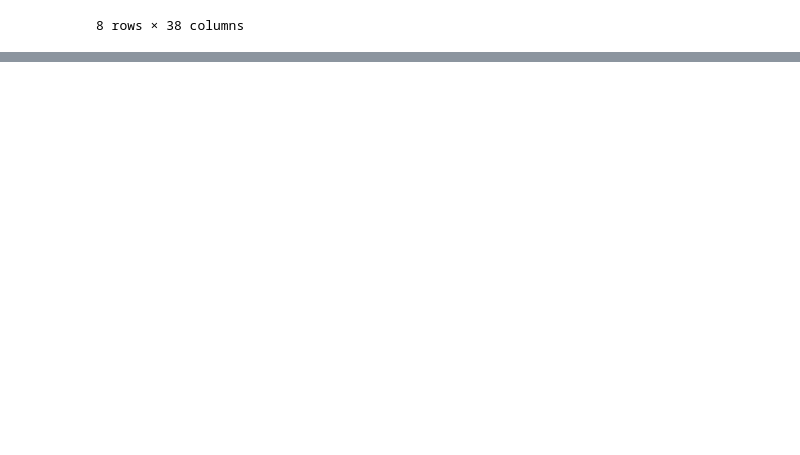
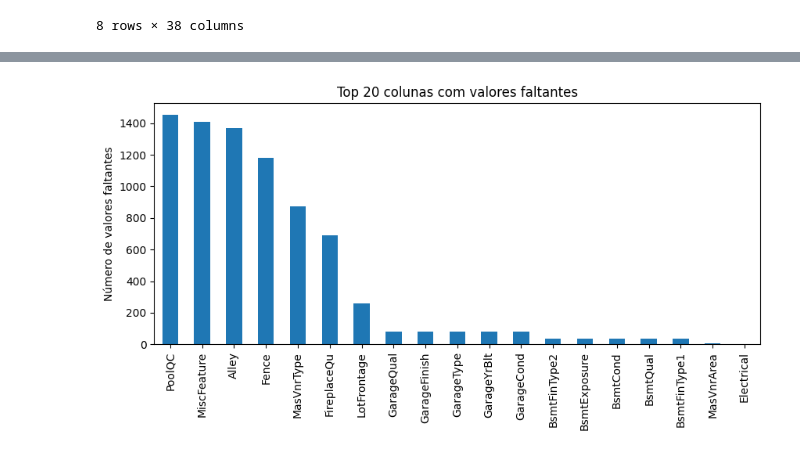
Before and after one commit to AndreVVoigt/house-price-eda-regression, a Jupyter notebook: notebooks/01_eda.ipynb, the cells around one changed output, grey strips where cells are left out. Drawn from its saved outputs; the diff is of its cells as text; code cells hidden in the pictures; blank space fills up the shorter version.

```diff
--- a/notebooks/01_eda.ipynb
+++ b/notebooks/01_eda.ipynb
@@ -66,3 +95,6 @@ train.describe()
 | 75% | 1095.250000 | 70.000000 | 80.000000 | 11601.500000 | 7.000000 | 6.000000 | 2000.000000 | 2004.000000 | ... |
 | max | 1460.000000 | 190.000000 | 313.000000 | 215245.000000 | 10.000000 | 9.000000 | 2010.000000 | 2010.000000 | ... |
 8 rows × 38 columns
+# %%
+missing = train.isnull().sum().sort_values(ascending=False)
+missing = missing[missing > 0]
@@ -68,0 +124,8 @@ train.describe()
+# %%
+plt.figure(figsize=(10, 4))
+missing.head(20).plot.bar()
+plt.ylabel('Número de valores faltantes')
+plt.title('Top 20 colunas com valores faltantes')
+plt.show()
+# %% [output]
+[figure, added]
```
Also changed, not shown: parts of 33 cells of this notebook.
